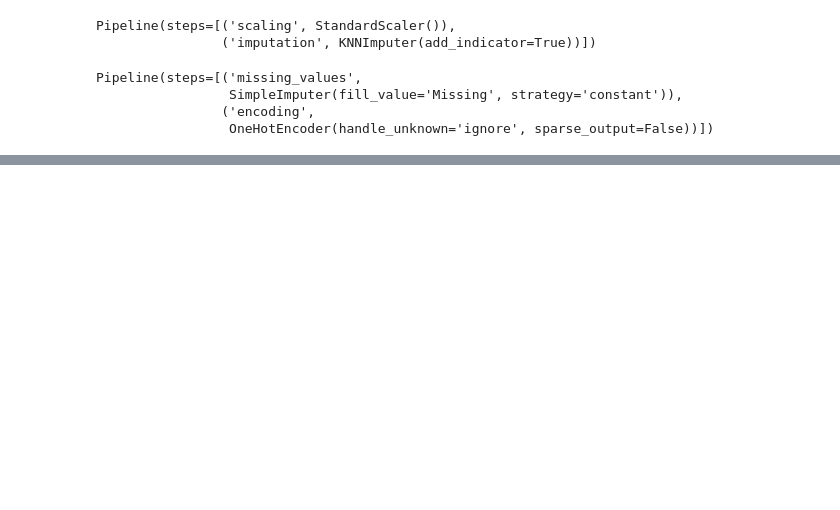
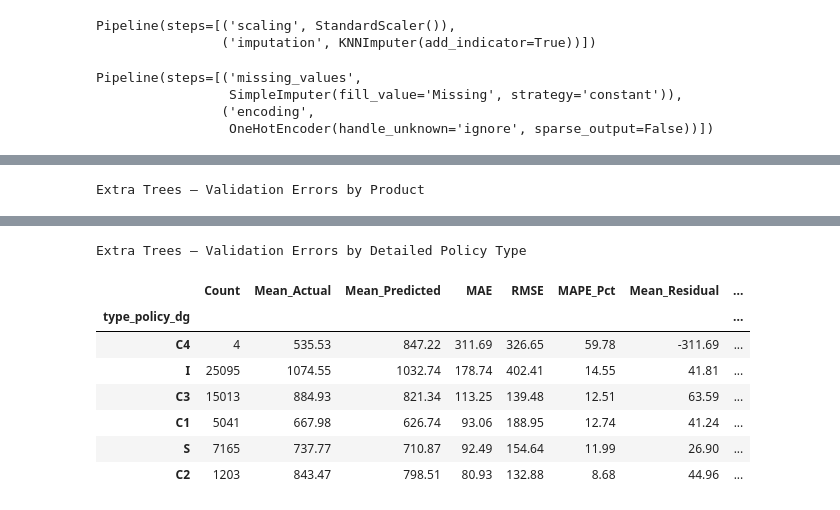
Before and after one commit to Aum-Tailor/ML-Health-Insurance, a Jupyter notebook: main/Preprocessing.ipynb, the cells around one changed output, grey strips where cells are left out. Saved outputs shown, nothing was run; the diff lists cells and outputs as text; code cells hidden in the pictures; blank space fills up the shorter version.

Commit message:
Preprocessing and modelling

```diff
--- a/main/Preprocessing.ipynb
+++ b/main/Preprocessing.ipynb
@@ -488,0 +2393,67 @@ Selected Ridge — Training and Validation
+# %%
+import numpy as np
+import pandas as pd
+
+# Match policy information to validation targets by index.
+group_errors = val_df.loc[
+    y_val.index,
+    ["type_product", "type_policy_dg"]
+].copy()
+
+group_errors["actual"] = y_val
+group_errors["predicted"] = np.exp(
+    et_model.predict(X_val_processed)
+)
+
+group_errors["residual"] = (
+    group_errors["actual"] - group_errors["predicted"]
+)
+group_errors["absolute_error"] = group_errors["residual"].abs()
+group_errors["squared_error"] = group_errors["residual"] ** 2
+group_errors["percentage_error"] = (
+    group_errors["absolute_error"] / group_errors["actual"] * 100
+)
+
+
+def summarize_group_errors(column):
+    summary = (
+        group_errors.groupby(column, dropna=False)
+        .agg(
+            Count=("actual", "size"),
+            Mean_Actual=("actual", "mean"),
+            Mean_Predicted=("predicted", "mean"),
+            MAE=("absolute_error", "mean"),
+            MSE=("squared_error", "mean"),
+            MAPE_Pct=("percentage_error", "mean"),
+            Mean_Residual=("residual", "mean"),
+            Total_Absolute_Error=("absolute_error", "sum")
+        )
+    )
+
+    summary["RMSE"] = np.sqrt(summary.pop("MSE"))
+
+    summary["Absolute_Error_Share_Pct"] = (
+        summary.pop("Total_Absolute_Error")
+        / group_errors["absolute_error"].sum()
+        * 100
+    )
+
+    return summary[
+        [
+            "Count", "Mean_Actual", "Mean_Predicted",
+            "MAE", "RMSE", "MAPE_Pct", "Mean_Residual",
+            "Absolute_Error_Share_Pct"
+        ]
+    ].sort_values("MAE", ascending=False)
+
+
+product_error_summary = summarize_group_errors("type_product")
+policy_error_summary = summarize_group_errors("type_policy_dg")
+
+print("Extra Trees — Validation Errors by Product")
+display(product_error_summary.round(2))
+
+print("\nExtra Trees — Validation Errors by Detailed Policy Type")
+display(policy_error_summary.round(2))
+# %% [output]
+Extra Trees — Validation Errors by Product
@@ -488,0 +2466,9 @@ Selected Ridge — Training and Validation
+Extra Trees — Validation Errors by Detailed Policy Type
+|  | Count | Mean_Actual | Mean_Predicted | MAE | RMSE | MAPE_Pct | Mean_Residual | ... |
+| type_policy_dg |  |  |  |  |  |  |  | ... |
+| C4 | 4 | 535.53 | 847.22 | 311.69 | 326.65 | 59.78 | -311.69 | ... |
+| I | 25095 | 1074.55 | 1032.74 | 178.74 | 402.41 | 14.55 | 41.81 | ... |
+| C3 | 15013 | 884.93 | 821.34 | 113.25 | 139.48 | 12.51 | 63.59 | ... |
+| C1 | 5041 | 667.98 | 626.74 | 93.06 | 188.95 | 12.74 | 41.24 | ... |
+| S | 7165 | 737.77 | 710.87 | 92.49 | 154.64 | 11.99 | 26.90 | ... |
+| C2 | 1203 | 843.47 | 798.51 | 80.93 | 132.88 | 8.68 | 44.96 | ... |
```
Also changed, not shown: parts of 40 cells of this notebook, 1 other file.
